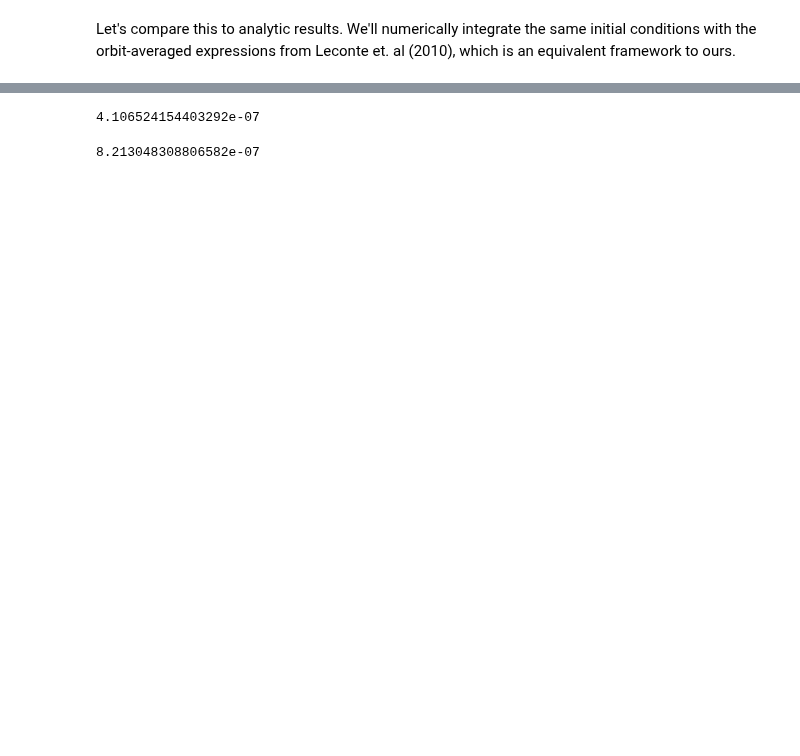
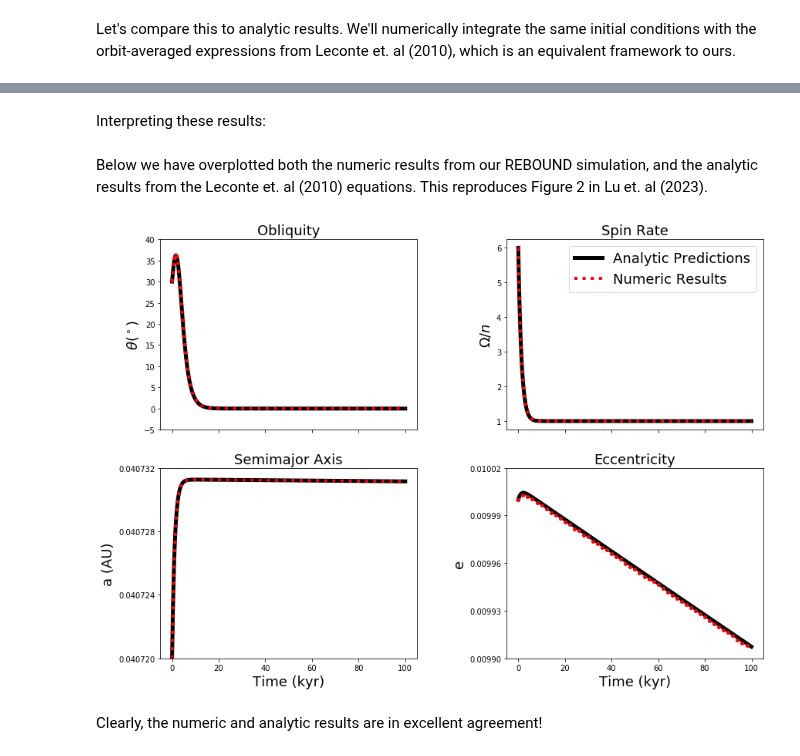
Before and after one commit to dtamayo/reboundx, a Jupyter notebook: ipython_examples/Self_Consistent_Spin_Tidal_Dynamical_Pseudo_Synchronization.ipynb, the cells around one changed output, grey strips where cells are left out. Drawn from its saved outputs; the diff is of its cells as text; code cells hidden in the pictures; blank space fills up the shorter version.

```diff
--- a/ipython_examples/Self_Consistent_Spin_Tidal_Dynamical_Pseudo_Synchronization.ipynb
+++ b/ipython_examples/Self_Consistent_Spin_Tidal_Dynamical_Pseudo_Synchronization.ipynb
@@ -158,8 +152,60 @@ NameError: name 'lec_der' is not defined
-# %%
-(81643074533.4855 * 3 * rp**5 * 0.3) / (4 * sim.G)
-# %% [output]
-4.106524154403292e-07
-# %%
-1 / (ps[1].n * 1e4)
-# %% [output]
-8.213048308806582e-07
+# %% [markdown]
+Interpreting these results:
+# %%
+# Interpreting numeric results
+planet_sz = planet_spin_axis[:,2]
+planet_spin_mag = np.linalg.norm(planet_spin_axis, axis=1)
+planet_obliquity = np.degrees(np.arccos(planet_sz / planet_spin_mag))
+
+planet_n = np.sqrt((ms + mp) / (planet_a**3))
+
+# Interpreting analytic results
+planet_lec_a = analytic_solution[:,0]
+planet_lec_e = analytic_solution[:,1]
+planet_lec_n = np.sqrt((ms + mp) / (planet_lec_a**3))
+planet_lec_spin = analytic_solution[:,2]
+planet_lec_obliquity = np.degrees(analytic_solution[:,4])
+
+times_rescaled = times / (1000 * 2 * np.pi) # this converts from REBOUND time units to kyr
+# %% [markdown]
+Below we have overplotted both the numeric results from our REBOUND simulation, and the analytic results from the Leconte et. al (2010) equations. This reproduces Figure 2 in Lu et. al (2023).
+# %%
+fig, ax = plt.subplots(2,2,figsize=(14,10), sharex=True)
+ax = ax.ravel()
+BIG_FONT = 18
+
+ax[0].plot(times_rescaled, planet_lec_obliquity, color = 'black', linewidth=5)
+ax[0].plot(times_rescaled, planet_obliquity, ls = ':', color = 'red', linewidth=4)
+ax[0].set_ylim(-5, 40)
+ax[0].set_title('Obliquity', fontsize=BIG_FONT)
+ax[0].set_ylabel(r'$\theta (^\circ)$', fontsize=BIG_FONT)
+
+ax[1].plot(times_rescaled, planet_lec_spin / planet_lec_n, color = 'black', linewidth=5,
+           label = 'Analytic Predictions')
+ax[1].plot(times_rescaled, planet_spin_mag / planet_n, ls = ':', color = 'red', linewidth=4, label='Numeric Results')
+ax[1].set_title('Spin Rate', fontsize=BIG_FONT)
+ax[1].set_ylabel(r'$\Omega / n$', fontsize=BIG_FONT)
+ax[1].legend(fontsize=BIG_FONT)
+
+ax[2].plot(times_rescaled, planet_lec_a, color = 'black', linewidth=5)
+ax[2].plot(times_rescaled, planet_a, ls = ':', color = 'red', linewidth=4)
+ax[2].set_ylim(0.04071 + 0.00001, 0.04071 + 0.000022)
+ax[2].set_title('Semimajor Axis', fontsize=BIG_FONT)
+ax[2].set_yticks(np.arange(0.040720, 0.040733, 0.000004))
+ax[2].set_ylabel('a (AU)', fontsize=BIG_FONT)
+ax[2].set_xlabel('Time (kyr)', fontsize=BIG_FONT)
+# ax[2].set_yticklabels(['2.0E-4', '2.4E-4', '2.8E-4', '3.2E-4'])
+
+ax[3].plot(times_rescaled, planet_lec_e, color = 'black', linewidth=5)
+ax[3].plot(times_rescaled[::200], planet_e[::200], ls = ' ', marker = '.',
+           color = 'red', markersize=8)
+ax[3].set_ylim(0.00995, 0.01001)
+ax[3].set_title('Eccentricity', fontsize=BIG_FONT)
+ax[3].set_yticks(np.arange(0.0099, 0.01003, 0.00003))
+ax[3].set_ylabel('e', fontsize=BIG_FONT)
+ax[3].set_xlabel('Time (kyr)', fontsize=BIG_FONT)
+plt.subplots_adjust(hspace=0.2,wspace=0.35)
+# %% [output]
+[figure, added]
+# %% [markdown]
+Clearly, the numeric and analytic results are in excellent agreement!
```
Also changed, not shown: parts of 8 cells of this notebook, 4 other files.
